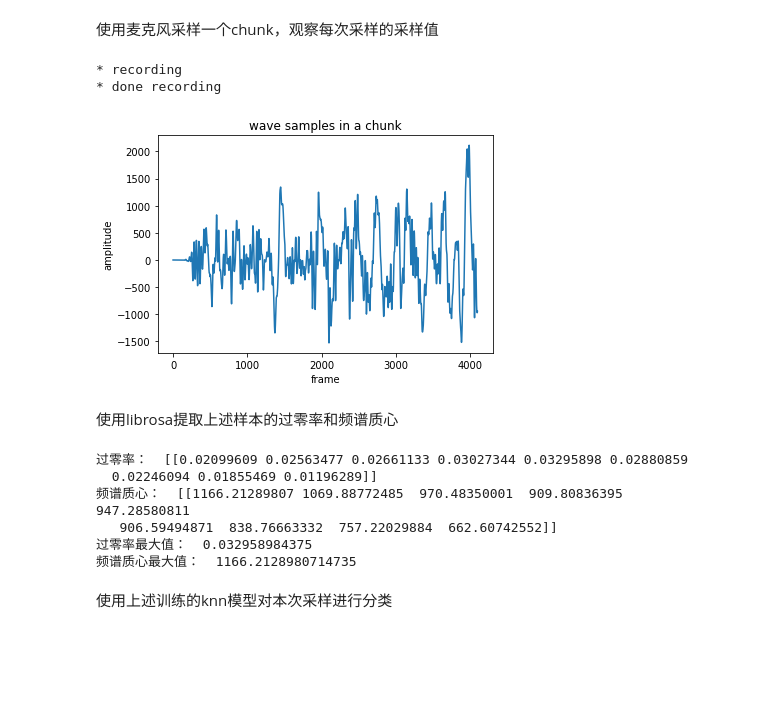
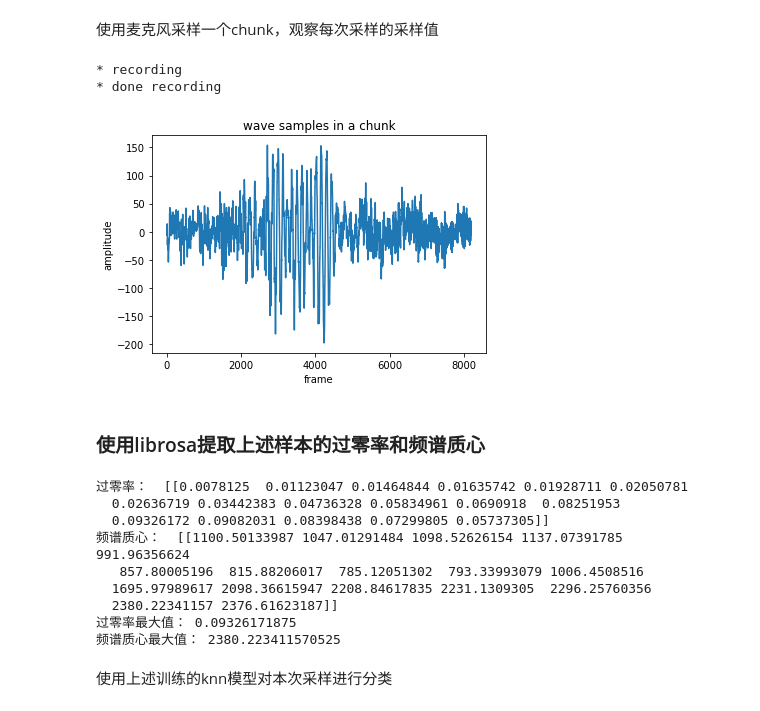
Before and after one commit to GamerNoTitle/Drum-Point-Analyze, a Jupyter notebook: drumFeatureAnalyze.ipynb, the cells around one changed output. Drawn from its saved outputs; the diff is of its cells as text; code cells hidden in the pictures; blank space fills up the shorter version.

```diff
--- a/drumFeatureAnalyze.ipynb
+++ b/drumFeatureAnalyze.ipynb
@@ -202,31 +219,41 @@ NUM_FRAMES_IN_ALL_CHUNKS = CHUNK_COUNT * CHUNK  # 给定的采样秒数下，采
 # %%
 print("* recording")
 
 # 需要构造PyAudio类的实例，通过该实例打开流，读取一个缓冲区的采样值，关闭流
 # 你需要正确生成这个对象：
 # data：缓冲区内的采样数据
 
 data = ""
 
 # =========你的代码=========
-
+p=pyaudio.PyAudio()
+#CHUNK = 4096 #缓冲区大小
+#FORMAT = pyaudio.paInt16
+#CHANNELS = 2
+#RATE = 44100 #采样率
+#RECORD_SECONDS = 2
+stream=p.open(format=FORMAT,channels=CHANNELS,rate=RATE,input=True,frames_per_buffer=CHUNK)
+data=stream.read(CHUNK)
+stream.stop_stream()
+stream.close()
+p.terminate()
 # ========================
 
 print("* done recording")
 
 audio_data = np.frombuffer(data, dtype=np.int16)
 fig, ax = plt.subplots()
 ax.set_title('wave samples in a chunk')
 ax.set_xlabel('frame')
 ax.set_ylabel('amplitude')
 ax.plot(audio_data, "-")
 plt.show()
 # %% [output]
 * recording
 * done recording
-[figure, old version]
+[figure, new version]
-# %% [markdown]
-使用librosa提取上述样本的过零率和频谱质心
+# %% [markdown]
+### 使用librosa提取上述样本的过零率和频谱质心
 # %%
 audio_data = audio_data.astype(np.float32)
 # audio_data为np.array对象，使用librosa库从该段音频样本中提取过零率和频谱质心特征
@@ -239,8 +266,8 @@ zcrs = None
 cent = None
 
 # =========你的代码=========
-
-
+cent=librosa.feature.spectral_centroid(y=audio_data)
+zcrs=librosa.feature.zero_crossing_rate(audio_data,frame_length=CHUNK)
 # ========================
 
 print("过零率： ", zcrs)
@@ -248,15 +275,18 @@ print("频谱质心： ", cent)
 # 取得过零率和频谱质心的最大值
 zcrs_max = np.max(zcrs[0])
 cent_max = np.max(cent[0])
-print("过零率最大值： ", zcrs_max)
-print("频谱质心最大值： ", cent_max)
+print("过零率最大值：", zcrs_max)
+print("频谱质心最大值：", cent_max)
 # %% [output]
-过零率：  [[0.02099609 0.02563477 0.02661133 0.03027344 0.03295898 0.02880859
-  0.02246094 0.01855469 0.01196289]]
-频谱质心：  [[1166.21289807 1069.88772485  970.48350001  909.80836395  947.28580811
-   906.59494871  838.76663332  757.22029884  662.60742552]]
-过零率最大值：  0.032958984375
-频谱质心最大值：  1166.2128980714735
+过零率：  [[0.0078125  0.01123047 0.01464844 0.01635742 0.01928711 0.02050781
+  0.02636719 0.03442383 0.04736328 0.05834961 0.0690918  0.08251953
+  0.09326172 0.09082031 0.08398438 0.07299805 0.05737305]]
+频谱质心：  [[1100.50133987 1047.01291484 1098.52626154 1137.07391785  991.96356624
+   857.80005196  815.88206017  785.12051302  793.33993079 1006.4508516
+  1695.97989617 2098.36615947 2208.84617835 2231.1309305  2296.25760356
+  2380.22341157 2376.61623187]]
+过零率最大值： 0.09326171875
+频谱质心最大值： 2380.223411570525
 # %% [markdown]
 使用上述训练的knn模型对本次采样进行分类
 # %%
```
Also changed, not shown: parts of 5 cells of this notebook, 1 other file.
